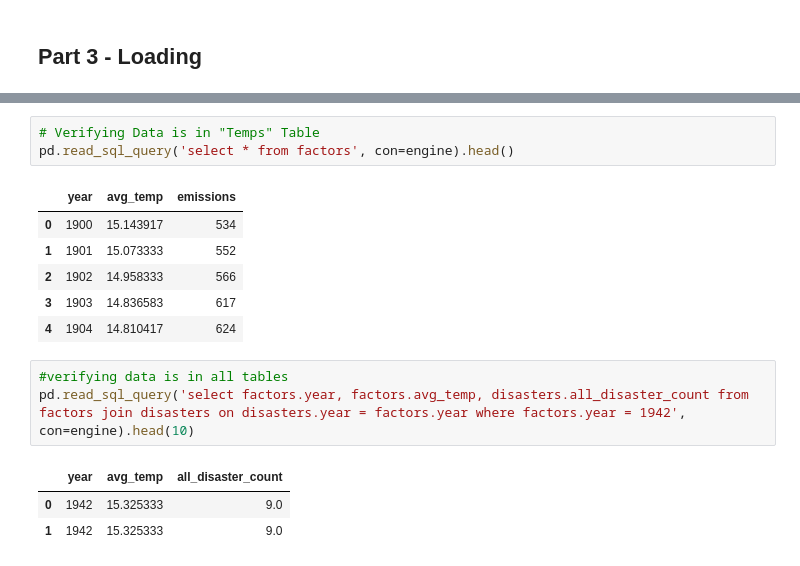
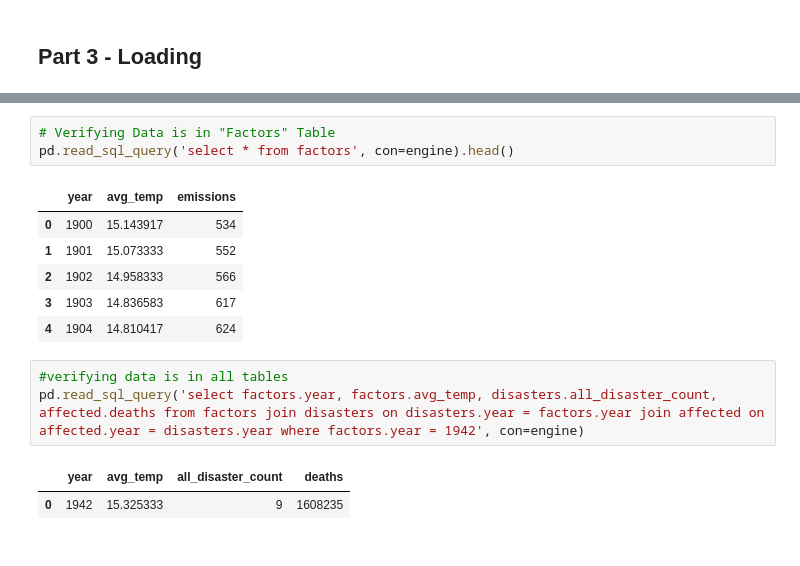
Before and after one commit to lmchvz/ETL-Group_Project, a Jupyter notebook: ETL_PROJECT_NOTEBOOK.ipynb, the cells around one changed output, grey strips where cells are left out. Drawn from its saved outputs; the diff is of its cells as text.

```diff
--- a/ETL_PROJECT_NOTEBOOK.ipynb
+++ b/ETL_PROJECT_NOTEBOOK.ipynb
@@ -513,5 +515,5 @@ pd.read_sql_query('select * from affected', con=engine).head()
 # %%
-# Verifying Data is in "Temps" Table
+# Verifying Data is in "Factors" Table
 pd.read_sql_query('select * from factors', con=engine).head()
 # %% [output]
 |  | year | avg_temp | emissions |
@@ -522,8 +524,7 @@ pd.read_sql_query('select * from factors', con=engine).head()
 | 4 | 1904 | 14.810417 | 624 |
 # %%
 #verifying data is in all tables
-pd.read_sql_query('select factors.year, factors.avg_temp, disasters.all_disaster_count from factors join disasters on disasters.year = factors.year where factors.year = 1942', con=engine).head(10)
+pd.read_sql_query('select factors.year, factors.avg_temp, disasters.all_disaster_count, affected.deaths from factors join disasters on disasters.year = factors.year join affected on affected.year = disasters.year where factors.year = 1942', con=engine)
 # %% [output]
-|  | year | avg_temp | all_disaster_count |
-| 0 | 1942 | 15.325333 | 9.0 |
-| 1 | 1942 | 15.325333 | 9.0 |
+|  | year | avg_temp | all_disaster_count | deaths |
+| 0 | 1942 | 15.325333 | 9 | 1608235 |
```
Also changed, not shown: parts of 12 cells of this notebook, 4 other files.
